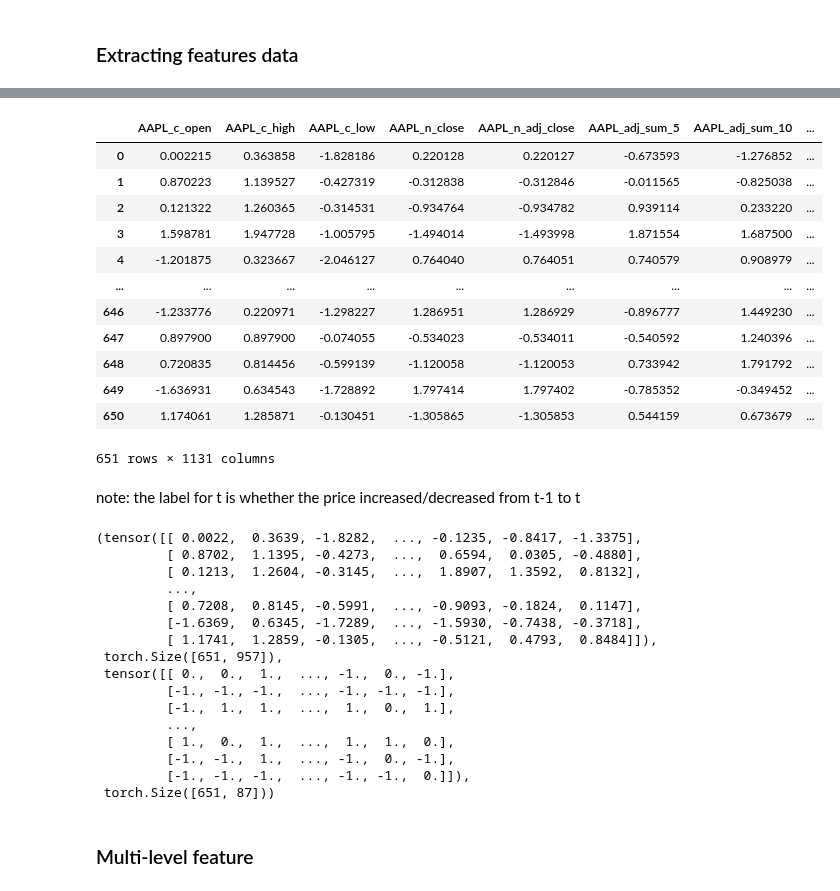
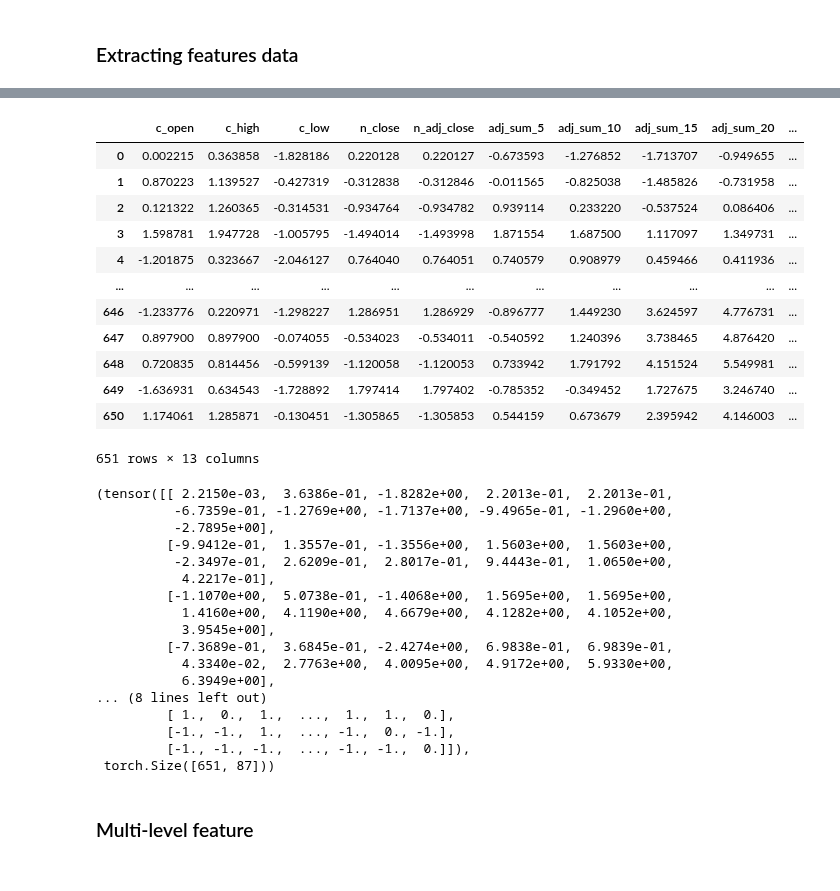
Before and after one commit to brien60/Stock-LSTM, a Jupyter notebook: SLOT.ipynb, the cells around one changed output, grey strips where cells are left out. Cells and saved outputs as stored; diff of their text form; code cells hidden in the pictures.

```diff
--- a/SLOT.ipynb
+++ b/SLOT.ipynb
@@ -192,19 +194,19 @@ combined_df
-# %%
-combined_df.drop(columns=['date'], inplace=True)
-combined_df
-# %% [output]
-|  | AAPL_c_open | AAPL_c_high | AAPL_c_low | AAPL_n_close | AAPL_n_adj_close | AAPL_adj_sum_5 | AAPL_adj_sum_10 | ... |
-| 0 | 0.002215 | 0.363858 | -1.828186 | 0.220128 | 0.220127 | -0.673593 | -1.276852 | ... |
-| 1 | 0.870223 | 1.139527 | -0.427319 | -0.312838 | -0.312846 | -0.011565 | -0.825038 | ... |
-| 2 | 0.121322 | 1.260365 | -0.314531 | -0.934764 | -0.934782 | 0.939114 | 0.233220 | ... |
-| 3 | 1.598781 | 1.947728 | -1.005795 | -1.494014 | -1.493998 | 1.871554 | 1.687500 | ... |
-| 4 | -1.201875 | 0.323667 | -2.046127 | 0.764040 | 0.764051 | 0.740579 | 0.908979 | ... |
-| ... | ... | ... | ... | ... | ... | ... | ... | ... |
-| 646 | -1.233776 | 0.220971 | -1.298227 | 1.286951 | 1.286929 | -0.896777 | 1.449230 | ... |
-| 647 | 0.897900 | 0.897900 | -0.074055 | -0.534023 | -0.534011 | -0.540592 | 1.240396 | ... |
-| 648 | 0.720835 | 0.814456 | -0.599139 | -1.120058 | -1.120053 | 0.733942 | 1.791792 | ... |
-| 649 | -1.636931 | 0.634543 | -1.728892 | 1.797414 | 1.797402 | -0.785352 | -0.349452 | ... |
-| 650 | 1.174061 | 1.285871 | -0.130451 | -1.305865 | -1.305853 | 0.544159 | 0.673679 | ... |
-651 rows × 1131 columns
-# %% [markdown]
-note: the label for t is whether the price increased/decreased from t-1 to t
+# %%
+for df in data_list:
+    df.drop(columns=['date'], inplace=True)
+
+data_list[0]
+# %% [output]
+|  | c_open | c_high | c_low | n_close | n_adj_close | adj_sum_5 | adj_sum_10 | adj_sum_15 | adj_sum_20 | ... |
+| 0 | 0.002215 | 0.363858 | -1.828186 | 0.220128 | 0.220127 | -0.673593 | -1.276852 | -1.713707 | -0.949655 | ... |
+| 1 | 0.870223 | 1.139527 | -0.427319 | -0.312838 | -0.312846 | -0.011565 | -0.825038 | -1.485826 | -0.731958 | ... |
+| 2 | 0.121322 | 1.260365 | -0.314531 | -0.934764 | -0.934782 | 0.939114 | 0.233220 | -0.537524 | 0.086406 | ... |
+| 3 | 1.598781 | 1.947728 | -1.005795 | -1.494014 | -1.493998 | 1.871554 | 1.687500 | 1.117097 | 1.349731 | ... |
+| 4 | -1.201875 | 0.323667 | -2.046127 | 0.764040 | 0.764051 | 0.740579 | 0.908979 | 0.459466 | 0.411936 | ... |
+| ... | ... | ... | ... | ... | ... | ... | ... | ... | ... | ... |
+| 646 | -1.233776 | 0.220971 | -1.298227 | 1.286951 | 1.286929 | -0.896777 | 1.449230 | 3.624597 | 4.776731 | ... |
+| 647 | 0.897900 | 0.897900 | -0.074055 | -0.534023 | -0.534011 | -0.540592 | 1.240396 | 3.738465 | 4.876420 | ... |
+| 648 | 0.720835 | 0.814456 | -0.599139 | -1.120058 | -1.120053 | 0.733942 | 1.791792 | 4.151524 | 5.549981 | ... |
+| 649 | -1.636931 | 0.634543 | -1.728892 | 1.797414 | 1.797402 | -0.785352 | -0.349452 | 1.727675 | 3.246740 | ... |
+| 650 | 1.174061 | 1.285871 | -0.130451 | -1.305865 | -1.305853 | 0.544159 | 0.673679 | 2.395942 | 4.146003 | ... |
+651 rows × 13 columns
@@ -211,20 +217,31 @@ note: the label for t is whether the price increased/decreased from t-1 to t
 # %%
-X = torch.tensor(combined_df[price_features].to_numpy(), dtype=torch.float)
-y = torch.tensor(combined_df[labels].to_numpy(), dtype=torch.float)
-X, X.shape, y, y.shape
+X_st = [
+    torch.tensor(df[price_features].to_numpy(), dtype=torch.float)
+    for df in data_list
+]
+y = [
+    torch.tensor(df[labels].to_numpy(), dtype=torch.float)
+    for df in data_list
+]
+
+X_st = torch.stack(X_st).transpose(0, 1)
+y = torch.stack(y).transpose(0, 1)
+
+X_st[0, :5], X_st.shape, y, y.shape
 # %% [output]
-(tensor([[ 0.0022,  0.3639, -1.8282,  ..., -0.1235, -0.8417, -1.3375],
-         [ 0.8702,  1.1395, -0.4273,  ...,  0.6594,  0.0305, -0.4880],
-         [ 0.1213,  1.2604, -0.3145,  ...,  1.8907,  1.3592,  0.8132],
-         ...,
-         [ 0.7208,  0.8145, -0.5991,  ..., -0.9093, -0.1824,  0.1147],
-         [-1.6369,  0.6345, -1.7289,  ..., -1.5930, -0.7438, -0.3718],
-         [ 1.1741,  1.2859, -0.1305,  ..., -0.5121,  0.4793,  0.8484]]),
- torch.Size([651, 957]),
- tensor([[ 0.,  0.,  1.,  ..., -1.,  0., -1.],
-         [-1., -1., -1.,  ..., -1., -1., -1.],
-         [-1.,  1.,  1.,  ...,  1.,  0.,  1.],
-         ...,
+(tensor([[ 2.2150e-03,  3.6386e-01, -1.8282e+00,  2.2013e-01,  2.2013e-01,
+          -6.7359e-01, -1.2769e+00, -1.7137e+00, -9.4965e-01, -1.2960e+00,
+          -2.7895e+00],
+         [-9.9412e-01,  1.3557e-01, -1.3556e+00,  1.5603e+00,  1.5603e+00,
+          -2.3497e-01,  2.6209e-01,  2.8017e-01,  9.4443e-01,  1.0650e+00,
+           4.2217e-01],
+         [-1.1070e+00,  5.0738e-01, -1.4068e+00,  1.5695e+00,  1.5695e+00,
+           1.4160e+00,  4.1190e+00,  4.6679e+00,  4.1282e+00,  4.1052e+00,
+           3.9545e+00],
+         [-7.3689e-01,  3.6845e-01, -2.4274e+00,  6.9838e-01,  6.9839e-01,
+           4.3340e-02,  2.7763e+00,  4.0095e+00,  4.9172e+00,  5.9330e+00,
+           6.3949e+00],
+... (8 lines left out)
          [ 1.,  0.,  1.,  ...,  1.,  1.,  0.],
          [-1., -1.,  1.,  ..., -1.,  0., -1.],
          [-1., -1., -1.,  ..., -1., -1.,  0.]]),
```
Also changed, not shown: parts of 6 cells of this notebook.
